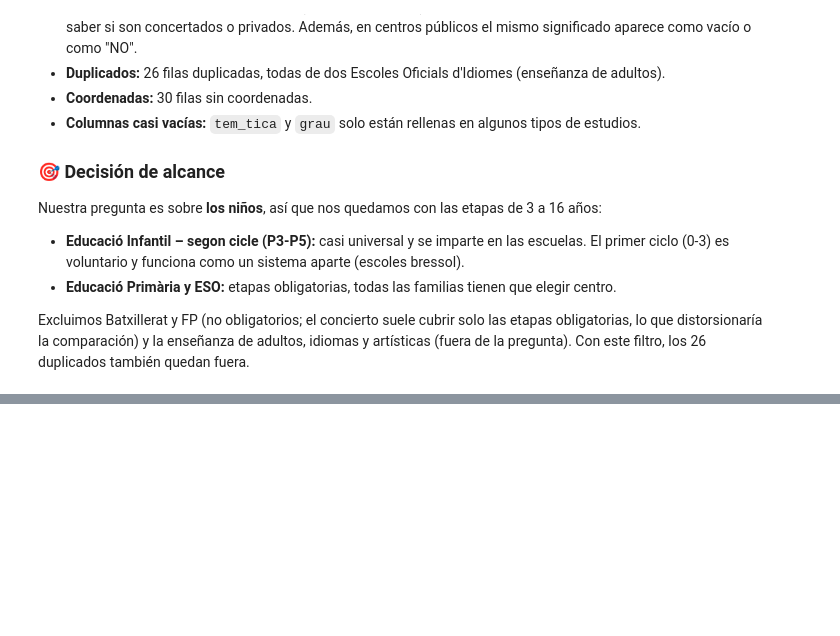
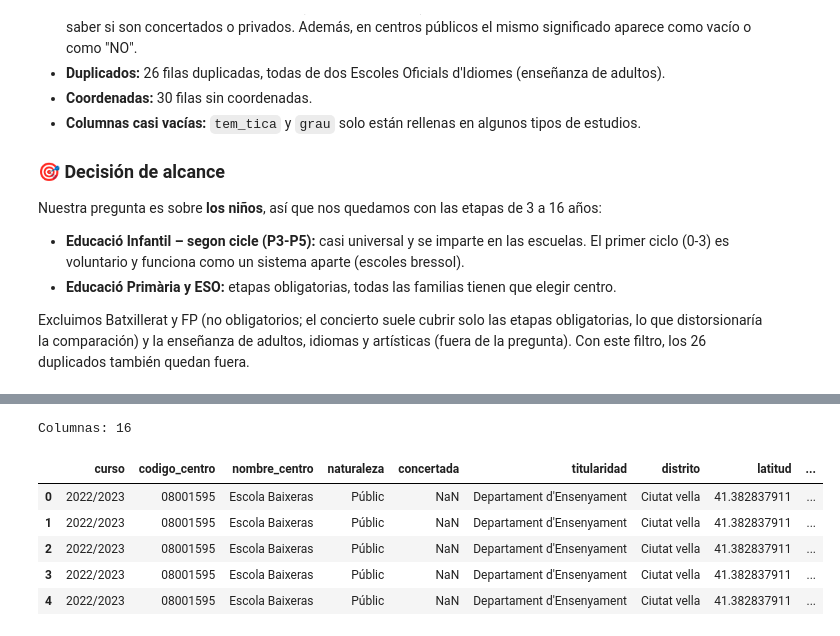
Before and after one commit to esrakesken/eda-educacion-barcelona, a Jupyter notebook: notebooks/01_eda_educacion_bcn.ipynb, the cells around one changed output, grey strips where cells are left out. Drawn from its saved outputs; the diff is of its cells as text; code cells hidden in the pictures; blank space fills up the shorter version.

```diff
--- a/notebooks/01_eda_educacion_bcn.ipynb
+++ b/notebooks/01_eda_educacion_bcn.ipynb
@@ -197,0 +207,13 @@ Excluimos Batxillerat y FP (no obligatorios; el concierto suele cubrir solo las
+# %%
+ETAPAS = {
+    "EINFLOE 2C": "Infantil (P3-P5)",
+    "EPRILOE": "Primaria",
+    "ESO LOE": "ESO",
+}
+
+filas_antes = len(df)
+df_limpio = df[df["codi_ensenyament"].isin(ETAPAS.keys())].copy()
+df_limpio["etapa"] = df_limpio["codi_ensenyament"].map(ETAPAS)
+
+print(f"Filas antes: {filas_antes}, después: {len(df_limpio)} ({len(df_limpio) / filas_antes:.0%})")
+df_limpio["etapa"].value_counts()
@@ -197,0 +243,30 @@ Excluimos Batxillerat y FP (no obligatorios; el concierto suele cubrir solo las
+# %%
+COLUMNAS = {
+    "curs": "curso",
+    "codi_centre": "codigo_centro",
+    "denominaci_completa": "nombre_centro",
+    "nom_naturalesa": "naturaleza",
+    "matr_cula_concertada": "concertada",
+    "nom_titularitat": "titularidad",
+    "nom_dm": "distrito",
+    "coordenades_geo_y": "latitud",
+    "coordenades_geo_x": "longitud",
+    "nivell": "nivel",
+    "modalitat": "modalidad",
+    "matr_cules_total": "alumnos_total",
+    "matr_cules_dones": "alumnos_mujeres",
+    "matr_cules_homes": "alumnos_hombres",
+    "unitats": "grupos",
+}
+
+df_limpio = df_limpio[list(COLUMNAS.keys()) + ["etapa"]].rename(columns=COLUMNAS)
+print(f"Columnas: {df_limpio.shape[1]}")
+df_limpio.head()
+# %% [output]
+Columnas: 16
+|  | curso | codigo_centro | nombre_centro | naturaleza | concertada | titularidad | distrito | latitud | ... |
+| 0 | 2022/2023 | 08001595 | Escola Baixeras | Públic | NaN | Departament d'Ensenyament | Ciutat vella | 41.382837911 | ... |
+| 1 | 2022/2023 | 08001595 | Escola Baixeras | Públic | NaN | Departament d'Ensenyament | Ciutat vella | 41.382837911 | ... |
+| 2 | 2022/2023 | 08001595 | Escola Baixeras | Públic | NaN | Departament d'Ensenyament | Ciutat vella | 41.382837911 | ... |
+| 3 | 2022/2023 | 08001595 | Escola Baixeras | Públic | NaN | Departament d'Ensenyament | Ciutat vella | 41.382837911 | ... |
+| 4 | 2022/2023 | 08001595 | Escola Baixeras | Públic | NaN | Departament d'Ensenyament | Ciutat vella | 41.382837911 | ... |
```
Also changed, not shown: parts of 21 cells of this notebook.
